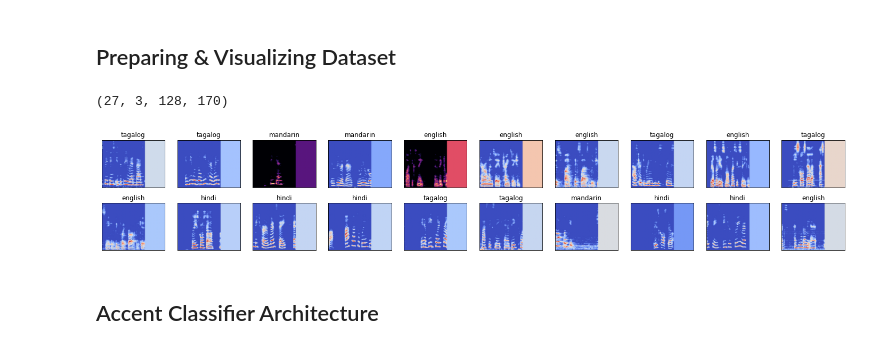
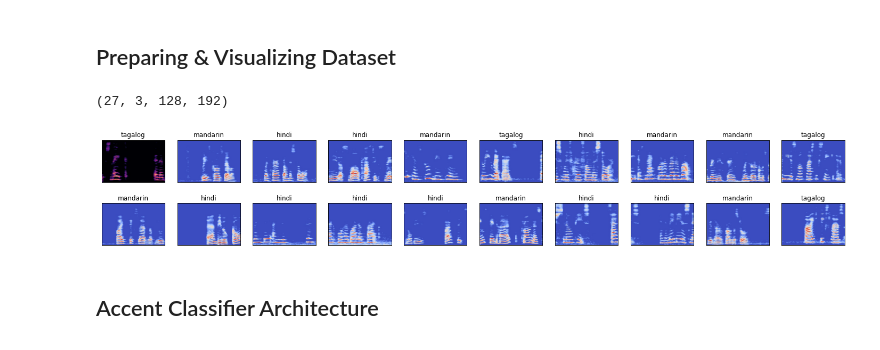
Before and after one commit to mingshi1214/Accent_Classifier, a Jupyter notebook: Acc_Class.ipynb, the cells around one changed output. Drawn from its saved outputs; the diff is of its cells as text; code cells hidden in the pictures.

```diff
--- a/Acc_Class.ipynb
+++ b/Acc_Class.ipynb
@@ -35,8 +35,11 @@ Drive already mounted at /content/drive; to attempt to forcibly remount, call dr
 # can load in data from image-conveted dataset
 def generate_data_image():
   data_transform = transforms.Compose([transforms.ToTensor(), transforms.Resize(128)])
-  data = torchvision.datasets.ImageFolder(root='/content/drive/My Drive/APS360 Group Project/data_mfcc', transform=data_transform)
-  return data
+  train_data = torchvision.datasets.ImageFolder(root='/content/drive/My Drive/APS360 Group Project/mfcc_processed/train', transform=data_transform)
+  test_data = torchvision.datasets.ImageFolder(root='/content/drive/My Drive/APS360 Group Project/mfcc_processed/test', transform=data_transform)
+  val_data = torchvision.datasets.ImageFolder(root='/content/drive/My Drive/APS360 Group Project/mfcc_processed/validation', transform=data_transform)
+
+  return train_data, val_data, test_data
 
 def visualize_image_data(dataset):
   batch = 27
@@ -124,12 +127,12 @@ def plot_graphs(iters, train_loss, val_loss, train_acc, val_acc):
     plt.show()
 # %% [markdown]
 ## Preparing & Visualizing Dataset
-# %%
-dataset= generate_data_image()
-visualize_image_data(dataset)
-# %% [output]
-(27, 3, 128, 170)
-[figure, removed]
+# %%
+train_data, val_data, test_data= generate_data_image()
+visualize_image_data(train_data)
+# %% [output]
+(27, 3, 128, 192)
+[figure, added]
 # %% [markdown]
 ## Accent Classifier Architecture
 # %% [markdown]
```
Also changed, not shown: parts of 11 cells of this notebook.
